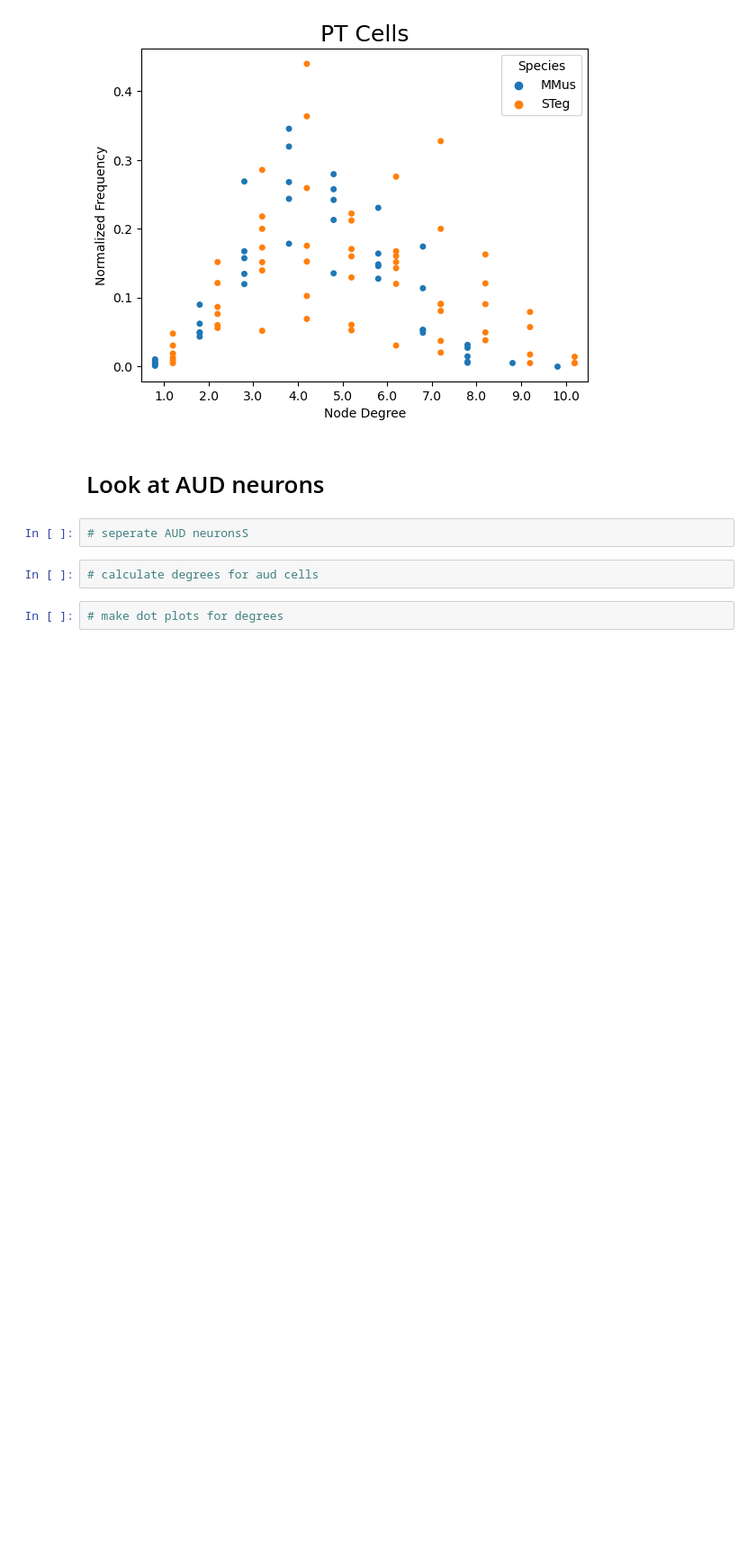
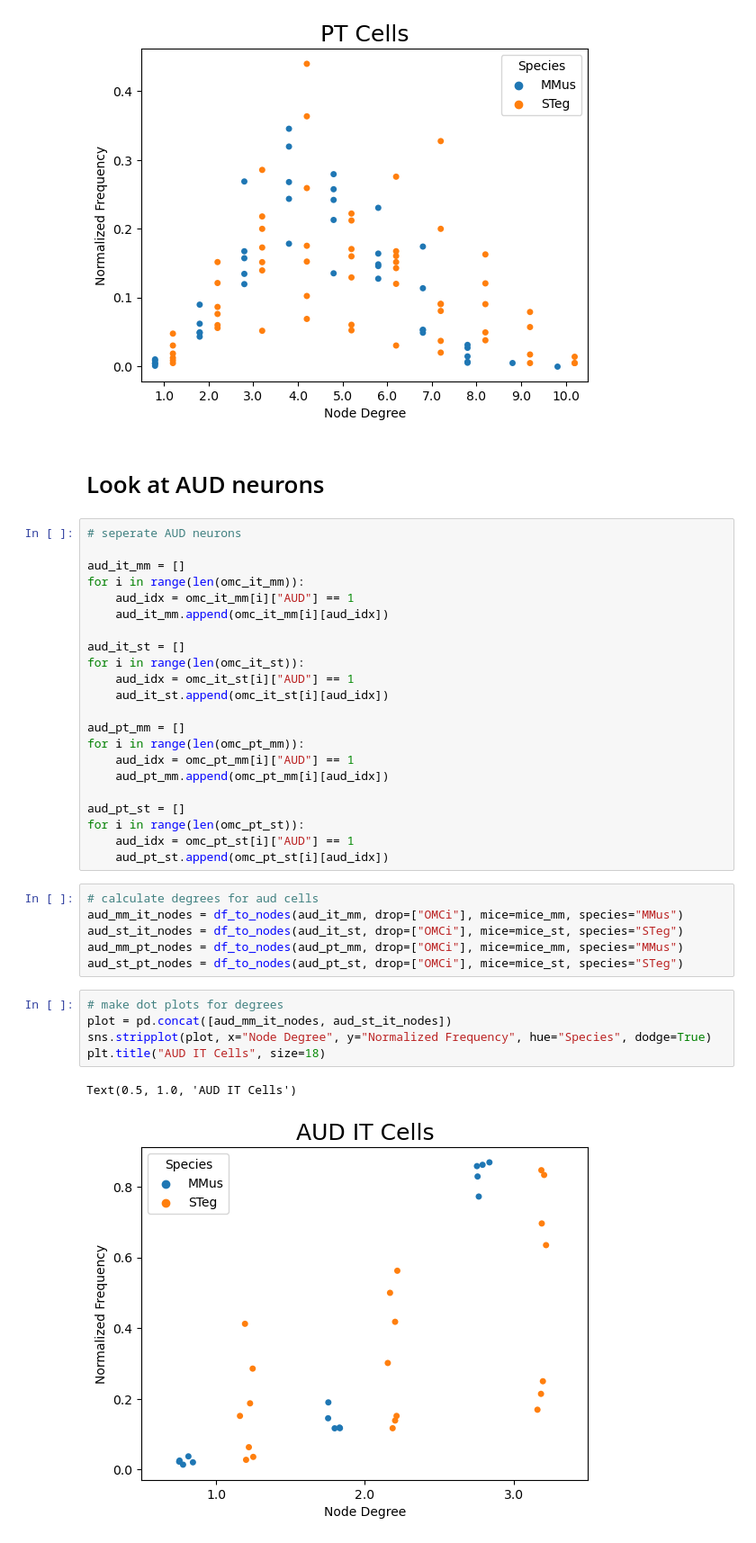
Before and after one commit to eisko/MAPseq_analysis, a Jupyter notebook: M194_M220_SC2.ipynb, the cells around one changed output. Shown at 90% size. Cells and saved outputs as stored; diff of their text form; blank space fills up the shorter version.

```diff
--- a/M194_M220_SC2.ipynb
+++ b/M194_M220_SC2.ipynb
@@ -170,9 +170,39 @@ Text(0.5, 1.0, 'PT Cells')
 [figure]
 # %% [markdown]
 # Look at AUD neurons
-# %%
-# seperate AUD neuronsS
-# %%
-# calculate degrees for aud cells
-# %%
-# make dot plots for degrees
+# %%
+# seperate AUD neurons
+
+aud_it_mm = []
+for i in range(len(omc_it_mm)):
+    aud_idx = omc_it_mm[i]["AUD"] == 1
+    aud_it_mm.append(omc_it_mm[i][aud_idx])
+
+aud_it_st = []
+for i in range(len(omc_it_st)):
+    aud_idx = omc_it_st[i]["AUD"] == 1
+    aud_it_st.append(omc_it_st[i][aud_idx])
+
+aud_pt_mm = []
+for i in range(len(omc_pt_mm)):
+    aud_idx = omc_pt_mm[i]["AUD"] == 1
+    aud_pt_mm.append(omc_pt_mm[i][aud_idx])
+
+aud_pt_st = []
+for i in range(len(omc_pt_st)):
+    aud_idx = omc_pt_st[i]["AUD"] == 1
+    aud_pt_st.append(omc_pt_st[i][aud_idx])
+# %%
+# calculate degrees for aud cells
+aud_mm_it_nodes = df_to_nodes(aud_it_mm, drop=["OMCi"], mice=mice_mm, species="MMus")
+aud_st_it_nodes = df_to_nodes(aud_it_st, drop=["OMCi"], mice=mice_st, species="STeg")
+aud_mm_pt_nodes = df_to_nodes(aud_pt_mm, drop=["OMCi"], mice=mice_mm, species="MMus")
+aud_st_pt_nodes = df_to_nodes(aud_pt_st, drop=["OMCi"], mice=mice_st, species="STeg")
+# %%
+# make dot plots for degrees
+plot = pd.concat([aud_mm_it_nodes, aud_st_it_nodes])
+sns.stripplot(plot, x="Node Degree", y="Normalized Frequency", hue="Species", dodge=True)
+plt.title("AUD IT Cells", size=18)
+# %% [output]
+Text(0.5, 1.0, 'AUD IT Cells')
+[figure, added]
```
Also changed, not shown: parts of 1 cell of this notebook.
